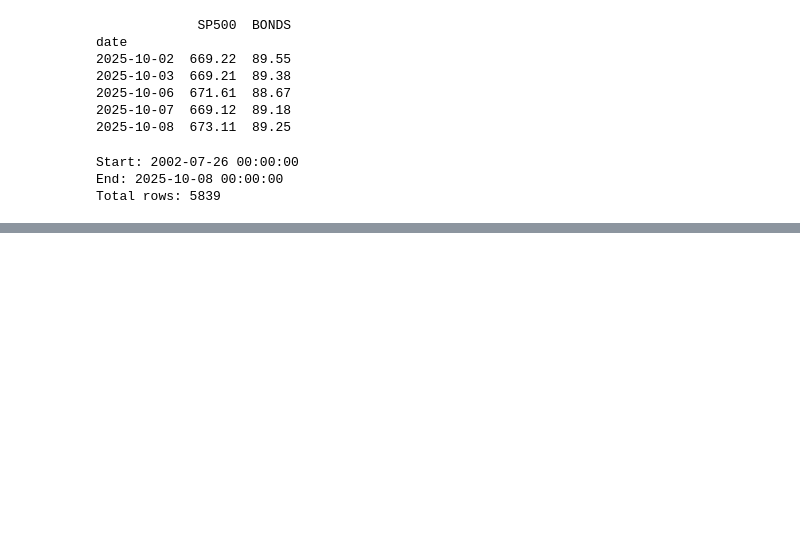
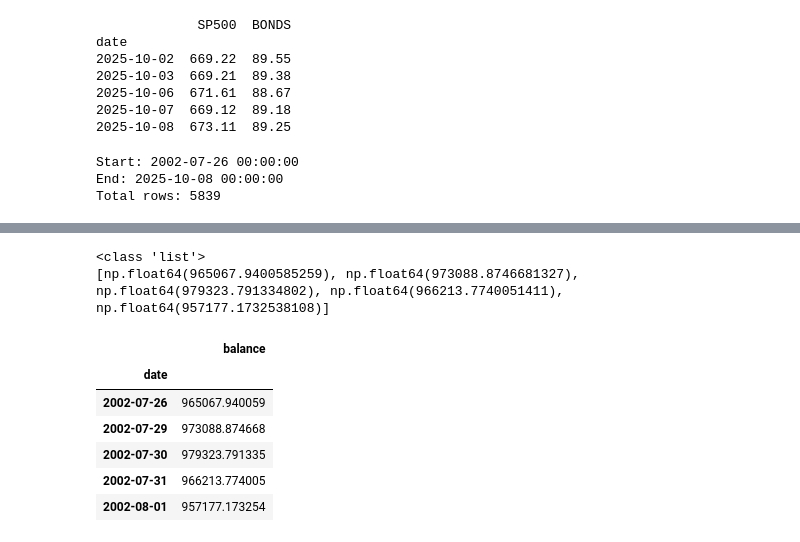
Before and after one commit to johnlfriedrich-blip/RetirementEngine, a Jupyter notebook: Regime_Training_and_Classification.ipynb, the cells around one changed output, grey strips where cells are left out. Drawn from its saved outputs; the diff is of its cells as text; code cells hidden in the pictures; blank space fills up the shorter version.

```diff
--- a/Regime_Training_and_Classification.ipynb
+++ b/Regime_Training_and_Classification.ipynb
@@ -112,0 +133,26 @@ Total rows: 5839
+# %%
+print(type(history))
+print(history[:5])  # Show first 5 entries
+# %% [output]
+<class 'list'>
+[np.float64(965067.9400585259), np.float64(973088.8746681327), np.float64(979323.791334802), np.float64(966213.7740051411), np.float64(957177.1732538108)]
+# %%
+etf_df = pd.read_csv("data/market.csv")
+dates = pd.to_datetime(etf_df["date"])
+# %%
+dates = pd.to_datetime(etf_df["date"])[:len(history)]
+# %%
+history_df = pd.DataFrame({
+    "date": dates,
+    "balance": history
+})
+history_df.set_index("date", inplace=True)
+history_df.head()
+# %% [output]
+|  | balance |
+| date |  |
+| 2002-07-26 | 965067.940059 |
+| 2002-07-29 | 973088.874668 |
+| 2002-07-30 | 979323.791335 |
+| 2002-07-31 | 966213.774005 |
+| 2002-08-01 | 957177.173254 |
```
Also changed, not shown: parts of 10 cells of this notebook, 4 other files.
